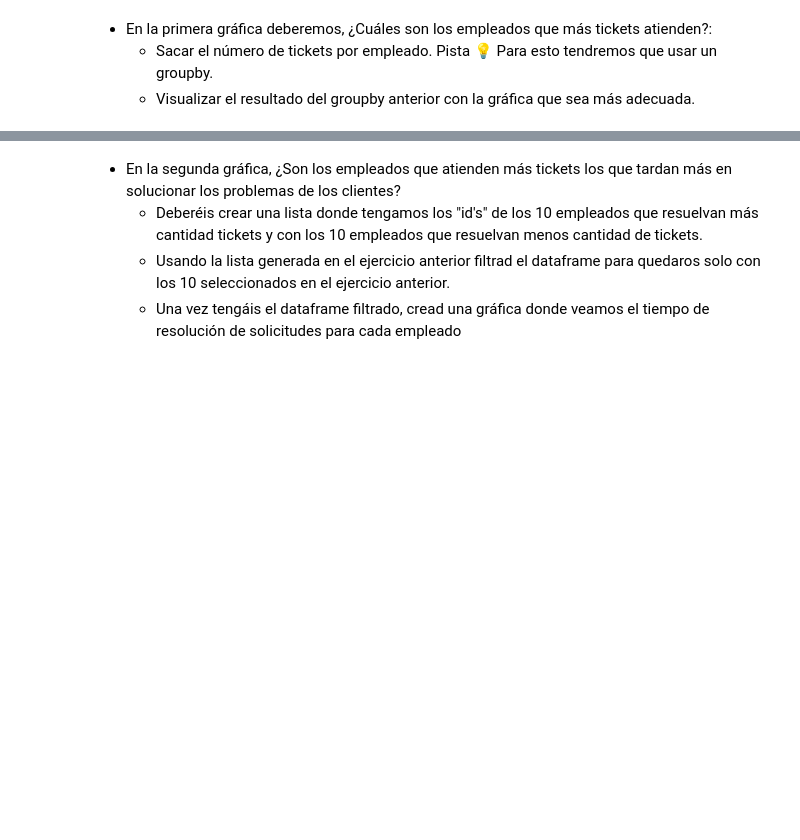
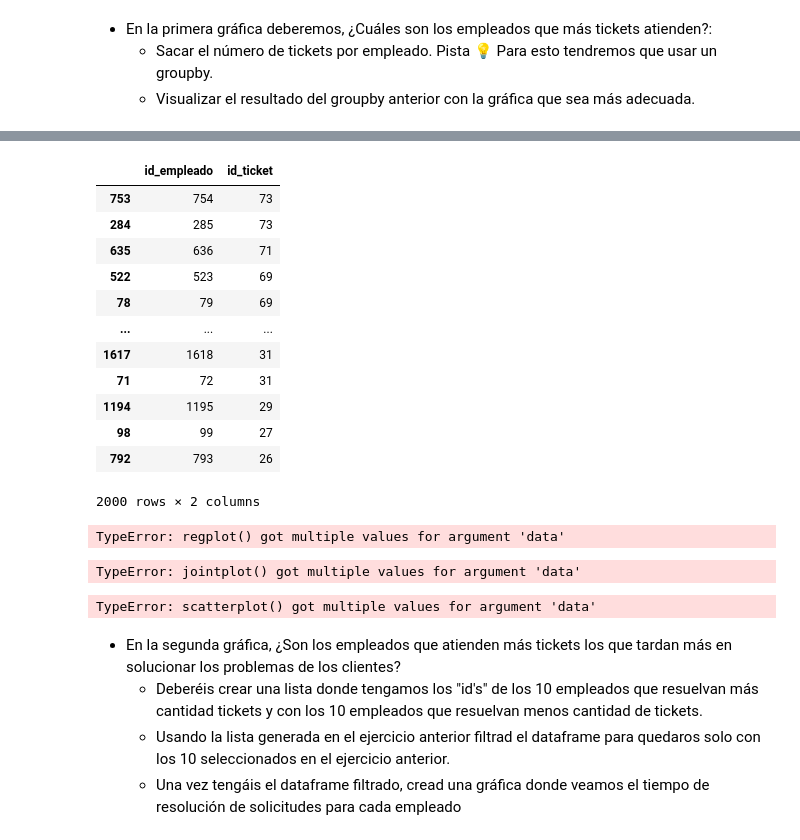
Before and after one commit to anane3373/promoE_modulo2_sprint2_pairprogramming_AnaGuardiayAndreaCabrera, a Jupyter notebook: EDA_pair/EDA3_18_8.ipynb, the cells around one changed output, grey strips where cells are left out. Drawn from its saved outputs; the diff is of its cells as text; code cells hidden in the pictures; blank space fills up the shorter version.

```diff
--- a/EDA_pair/EDA3_18_8.ipynb
+++ b/EDA_pair/EDA3_18_8.ipynb
@@ -84,3 +100,37 @@ sns.swarmplot(x = "categoría", y = "satisfacción", data = df_problemas);
+# %%
+groupby = df.groupby("id_empleado")["id_ticket"].count()
+df_groupby = pd.DataFrame(groupby).reset_index()
+df_empleados_sort_ticket = df_groupby.sort_values("id_ticket", ascending = False)
+df_empleados_sort_ticket
+# %% [output]
+|  | id_empleado | id_ticket |
+| 753 | 754 | 73 |
+| 284 | 285 | 73 |
+| 635 | 636 | 71 |
+| 522 | 523 | 69 |
+| 78 | 79 | 69 |
+| ... | ... | ... |
+| 1617 | 1618 | 31 |
+| 71 | 72 | 31 |
+| 1194 | 1195 | 29 |
+| 98 | 99 | 27 |
+| 792 | 793 | 26 |
+2000 rows × 2 columns
+# %%
+sns.regplot("id_empleado","id_ticket", data = df_empleados_sort_ticket)
+# %% [output]
+TypeError: regplot() got multiple values for argument 'data'
+# %%
+sns.jointplot("id_empleado",  "id_ticket", data = df_empleados_sort_ticket, color = "skyblue", kind = "scatter");
+# %% [output]
+TypeError: jointplot() got multiple values for argument 'data'
+# %%
+sns.scatterplot('id_empleado', 'id_ticket', data = df_empleados_sort_ticket,
+                s = 25, # tamaño de los marcadores
+                ) # puntos de distintos colores en función de la variable que indiquemos
+plt.show();
+# %% [output]
+TypeError: scatterplot() got multiple values for argument 'data'
 # %% [markdown]
 - En la segunda gráfica, ¿Son los empleados que atienden más tickets los que tardan más en solucionar los problemas de los clientes?
   - Deberéis crear una lista donde tengamos los "id's" de los 10 empleados que resuelvan más cantidad tickets y con los 10 empleados que resuelvan menos cantidad de tickets.
```
Also changed, not shown: parts of 8 cells of this notebook, 2 other files.
